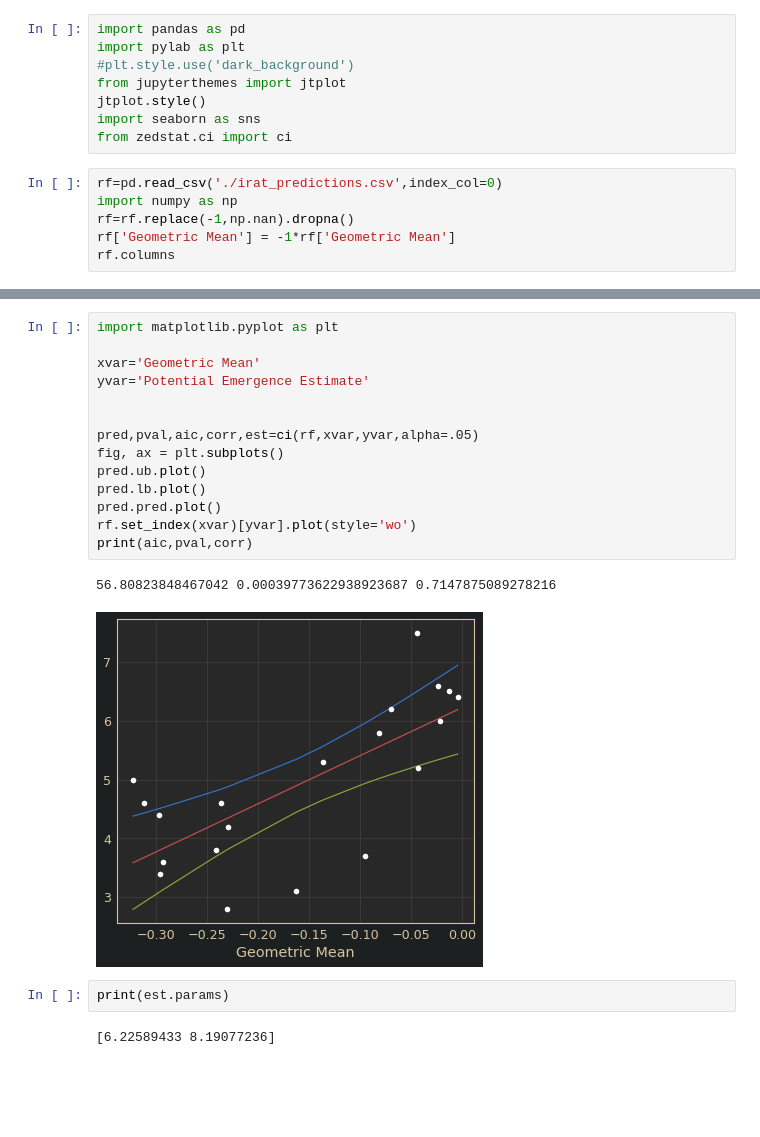
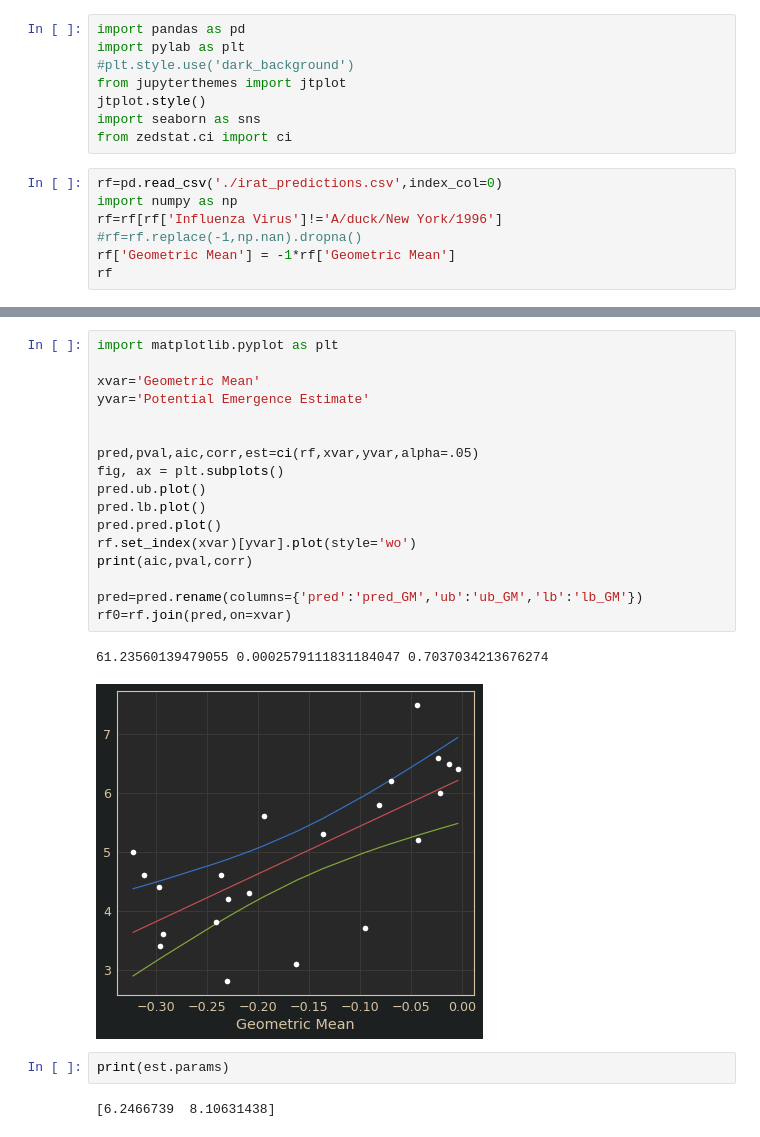
Before and after one commit to zeroknowledgediscovery/emergenet, a Jupyter notebook: irat_qnet/results/pred_linear_bounds.ipynb, the cells around one changed output, grey strips where cells are left out. Drawn from its saved outputs; the diff is of its cells as text; blank space fills up the shorter version.

```diff
--- a/irat_qnet/results/pred_linear_bounds.ipynb
+++ b/irat_qnet/results/pred_linear_bounds.ipynb
@@ -9,7 +9,8 @@ from zedstat.ci import ci
 # %%
 rf=pd.read_csv('./irat_predictions.csv',index_col=0)
 import numpy as np
-rf=rf.replace(-1,np.nan).dropna()
+rf=rf[rf['Influenza Virus']!='A/duck/New York/1996']
+#rf=rf.replace(-1,np.nan).dropna()
 rf['Geometric Mean'] = -1*rf['Geometric Mean']
-rf.columns
+rf
 # %% [output]
@@ -34,24 +45,27 @@ ax=sns.regplot(y='Potential Emergence Estimate',x='Geometric Mean',data=rf,lowes
 # %%
 import matplotlib.pyplot as plt
 
 xvar='Geometric Mean'
 yvar='Potential Emergence Estimate'
 
 
 pred,pval,aic,corr,est=ci(rf,xvar,yvar,alpha=.05)
 fig, ax = plt.subplots()
 pred.ub.plot()
 pred.lb.plot()
 pred.pred.plot()
 rf.set_index(xvar)[yvar].plot(style='wo')
 print(aic,pval,corr)
+
+pred=pred.rename(columns={'pred':'pred_GM','ub':'ub_GM','lb':'lb_GM'})
+rf0=rf.join(pred,on=xvar)
 # %% [output]
-56.80823848467042 0.00039773622938923687 0.7147875089278216
+61.23560139479055 0.0002579111831184047 0.7037034213676274
-[figure, old version]
+[figure, new version]
 # %%
 print(est.params)
 # %% [output]
-[6.22589433 8.19077236]
+[6.2466739  8.10631438]
 # %%
 yvar='Potential Emergence Estimate'
 xvar='Predicted Emergence Score'
```
Also changed, not shown: parts of 10 cells of this notebook, 1 other file.
